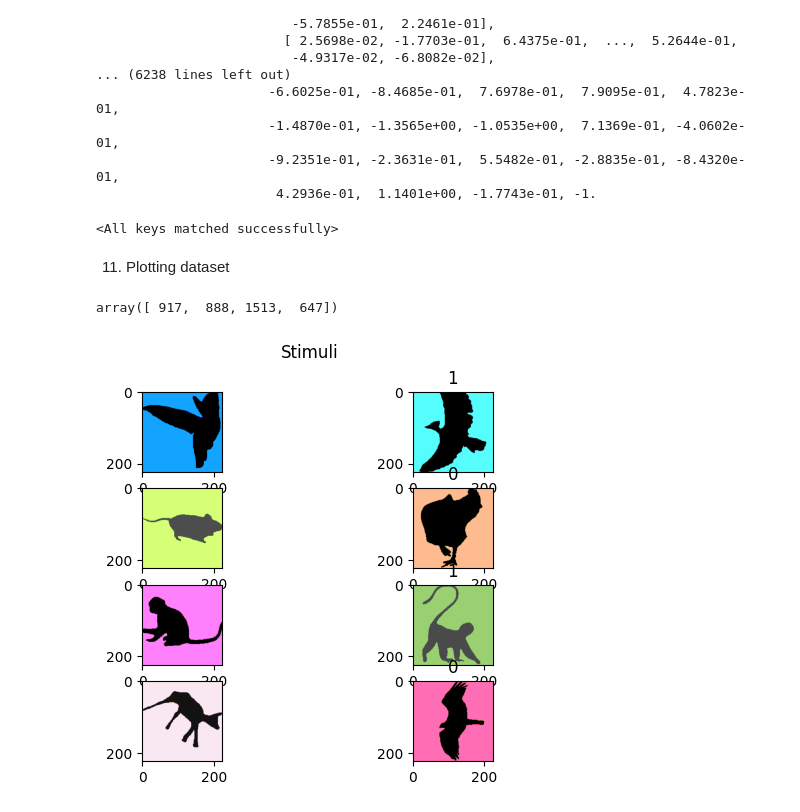
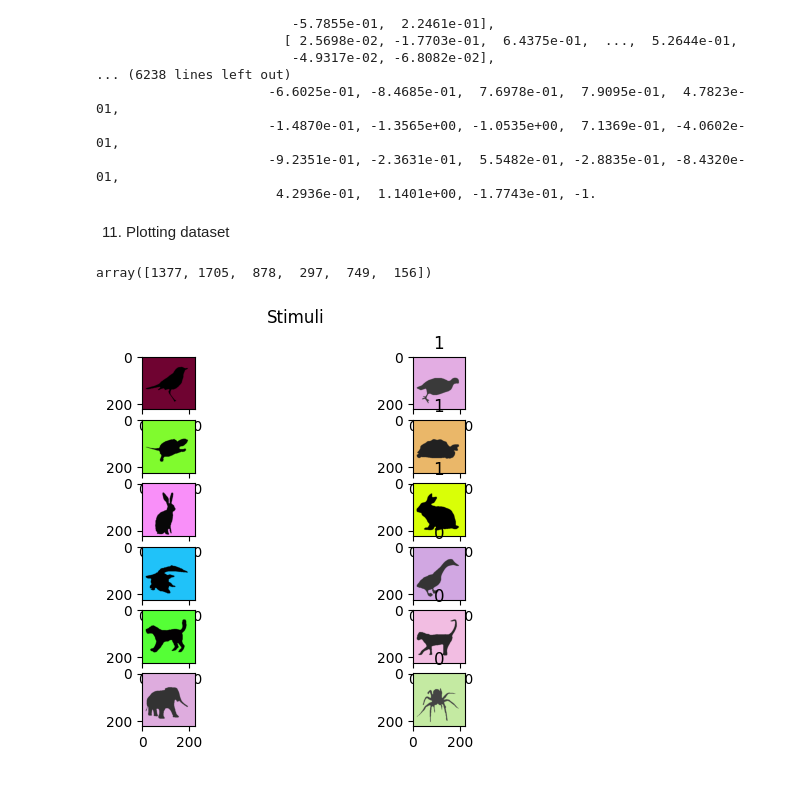
Before and after one commit to AnaBelenCarbajal/Thesis, a Jupyter notebook: Pre_trainig_Animal_shapes_Dataset.ipynb, the cells around one changed output. Saved outputs shown, nothing was run; the diff lists cells and outputs as text; code cells hidden in the pictures.

```diff
--- a/Pre_trainig_Animal_shapes_Dataset.ipynb
+++ b/Pre_trainig_Animal_shapes_Dataset.ipynb
@@ -199,23 +198,34 @@ class ShapeImageDataset (Dataset):
 
   # __getitem__
   def __getitem__(self, idx):
-    current_image = self.img_labels[idx]
+    # image 1
+    img1_data = self.img_labels[idx]
+    img1_label = img1_data["label"]
+
+    # 50-50 choose image 2 from same category
     same = choice(self.same_category)
-    current_label = current_image["label"]
     if same == 1:
-      category = current_label
+      img2_label = img1_label
     else:
-      category = self.pick_other_category(current_label)
+      img2_label = self.pick_other_category(img1_label)
 
-    other_image = self.select_random_image(category)
-    img1 = self.read_image_from_directory(current_image)
-    img2 = self.read_image_from_directory(other_image)
+    # image 2
+    img2_data = self.select_random_image(img2_label)
+
+    #gt
+    if img1_label == img2_label:
+      gt = 1
+    else:
+      gt = 0
+
+    img1 = self.read_image_from_directory(img1_data)
+    img2 = self.read_image_from_directory(img2_data)
 
     if self.transform:
       img1 = self.transform(img1)
       img2 = self.transform(img2)
 
-    return img1, img2, same
+    return img1, img2, gt
 # %% [markdown]
 10) network
 # %%
@@ -237,21 +249,12 @@ net_2afc = osculari.models.paradigm_2afc_merge_concatenate(**readout_kwargs)
 11) Creating dataset (len=2000)
 # %%
 preprocess = v2.Compose(
-    [   #v2.Pad(padding = choice(positions), fill=128),
+    [   v2.Pad(padding = choice(positions), fill=128),
         v2.ToDtype(torch.float32, scale=True),
         v2.Normalize(mean=[0.485, 0.456, 0.406], std=[0.229, 0.224, 0.225]),
-        v2.ColorJitter(brightness=(0.8, 10), contrast=(0.6,1), saturation=0, hue=0.5),
+        v2.ColorJitter(brightness=(0.8, 10), contrast=(0.6,1), hue=0.5),
     ]
 )
-# %%
-preprocess = v2.Compose(
-    [   v2.Resize([224,224]),
-        #v2.Pad(padding = choice(positions), fill=128),
-        v2.ToDtype(torch.float32, scale=True),
-        v2.Normalize(mean=[0.485, 0.456, 0.406], std=[0.229, 0.224, 0.225]),
-        v2.ColorJitter(brightness=(0.8, 10), contrast=0.5, saturation=0.5, hue=0.5),
-    ]
-)
 # %%
 pretraining_dataset = ShapeImageDataset(data, img_dir, labels, preprocess)
 len(pretraining_dataset)
@@ -363,29 +349,25 @@ loaded_model = osculari.models.paradigm_2afc_merge_concatenate(**readout_kwargs)
-# %%
-loaded_model.load_state_dict(loaded_weights)
-# %% [output]
-<All keys matched successfully>
 # %% [markdown]
 11) Plotting dataset
 # %%
 # create random numbers from 0 to 1999 to create pairs of shapes
-randoms = np.random.randint(0, 1999, 4)
+randoms = np.random.randint(0, 1999, 6)
 randoms
 # %% [output]
-array([ 917,  888, 1513,  647])
+array([1377, 1705,  878,  297,  749,  156])
 # %%
-fig, ax = plt.subplots(4, 2)
+fig, ax = plt.subplots(6, 2)
 fig.suptitle("Stimuli")
 
 for idx, random in enumerate(randoms):
   pairs = pretraining_dataset[random]
   img1 = pairs[0]
   img2 = pairs[1]
   gt = pairs[2]
 
   ax[idx][0].imshow(transform.to_pil_image(img1))
 
   title = str(gt)
   ax[idx][1].set_title(title)
   ax[idx][1].imshow(transform.to_pil_image(img2))
 # %% [output]
-[figure, old version]
+[figure, new version]
```
Also changed, not shown: parts of 10 cells of this notebook.
